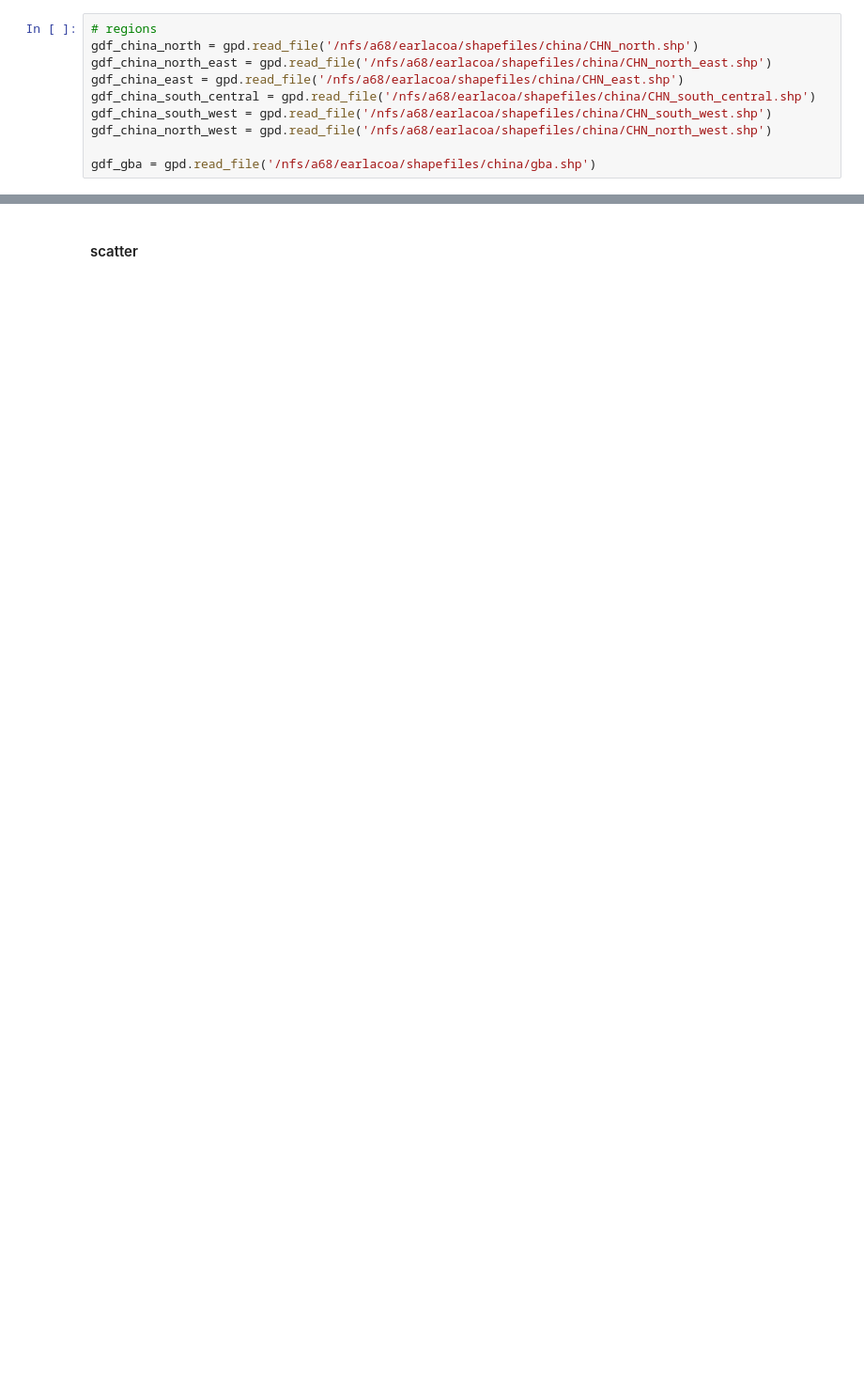
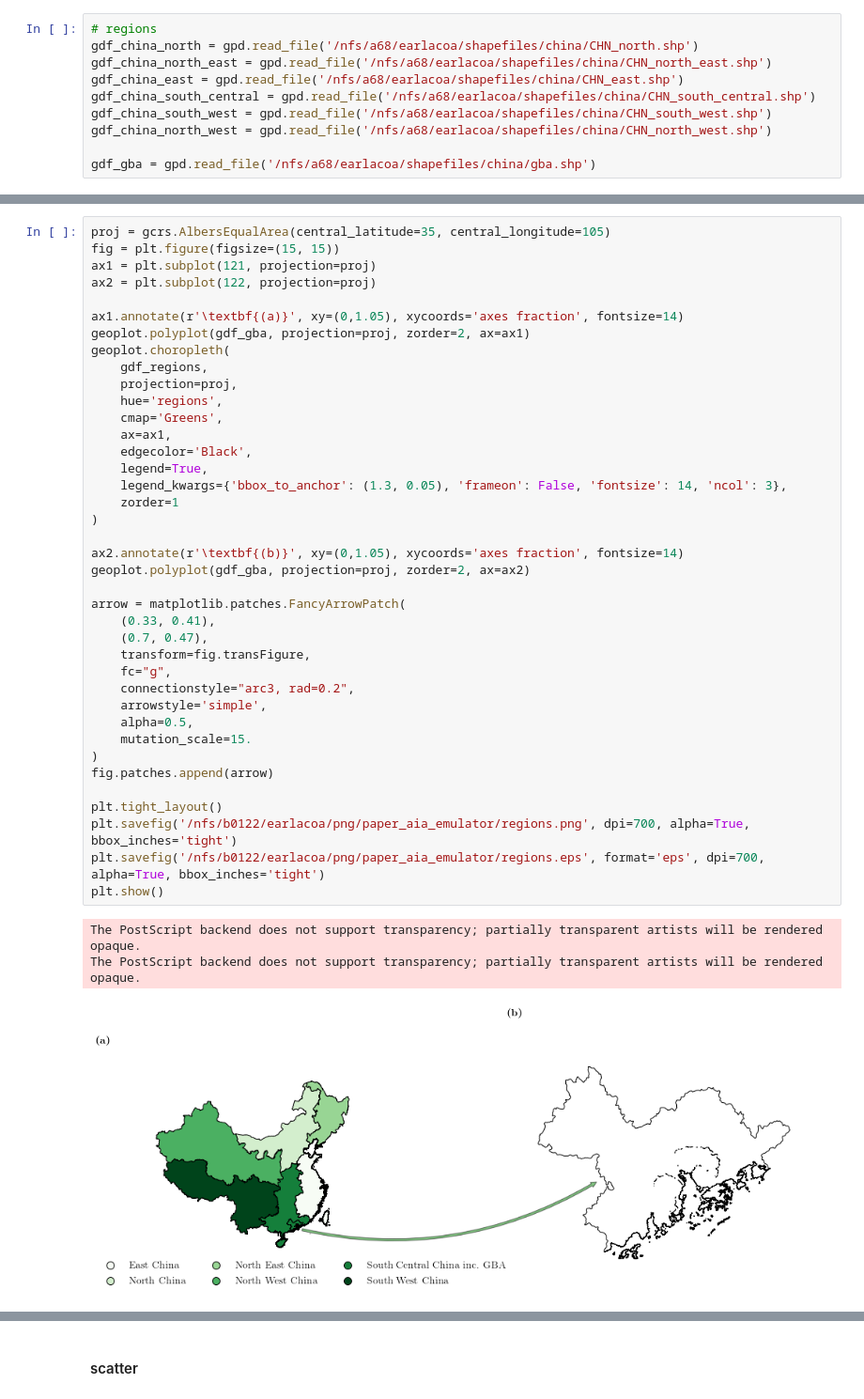
Before and after one commit to lukeconibear/emulator, a Jupyter notebook: emulator_plots.ipynb, the cells around one changed output, grey strips where cells are left out. Shown at 94% size. Cells and saved outputs as stored; diff of their text form; blank space fills up the shorter version.

```diff
--- a/emulator_plots.ipynb
+++ b/emulator_plots.ipynb
@@ -82,2 +97,45 @@ gdf_regions['regions'] = [1,2,3,4,5,6]
+# %%
+proj = gcrs.AlbersEqualArea(central_latitude=35, central_longitude=105)
+fig = plt.figure(figsize=(15, 15))
+ax1 = plt.subplot(121, projection=proj)
+ax2 = plt.subplot(122, projection=proj)
+
+ax1.annotate(r'\textbf{(a)}', xy=(0,1.05), xycoords='axes fraction', fontsize=14)
+geoplot.polyplot(gdf_gba, projection=proj, zorder=2, ax=ax1)
+geoplot.choropleth(
+    gdf_regions,
+    projection=proj,
+    hue='regions',
+    cmap='Greens',
+    ax=ax1,
+    edgecolor='Black',
+    legend=True,
+    legend_kwargs={'bbox_to_anchor': (1.3, 0.05), 'frameon': False, 'fontsize': 14, 'ncol': 3},
+    zorder=1
+)
+
+ax2.annotate(r'\textbf{(b)}', xy=(0,1.05), xycoords='axes fraction', fontsize=14)
+geoplot.polyplot(gdf_gba, projection=proj, zorder=2, ax=ax2)
+
+arrow = matplotlib.patches.FancyArrowPatch(
+    (0.33, 0.41),
+    (0.7, 0.47),
+    transform=fig.transFigure,
+    fc="g",
+    connectionstyle="arc3, rad=0.2",
+    arrowstyle='simple',
+    alpha=0.5,
+    mutation_scale=15.
+)
+fig.patches.append(arrow)
+
+plt.tight_layout()
+plt.savefig('/nfs/b0122/earlacoa/png/paper_aia_emulator/regions.png', dpi=700, alpha=True, bbox_inches='tight')
+plt.savefig('/nfs/b0122/earlacoa/png/paper_aia_emulator/regions.eps', format='eps', dpi=700, alpha=True, bbox_inches='tight')
+plt.show()
+# %% [output]
+The PostScript backend does not support transparency; partially transparent artists will be rendered opaque.
+The PostScript backend does not support transparency; partially transparent artists will be rendered opaque.
+[figure, added]
 # %%
 proj = gcrs.AlbersEqualArea(central_latitude=35, central_longitude=105)
```
Also changed, not shown: parts of 55 cells of this notebook, 7 other files.
